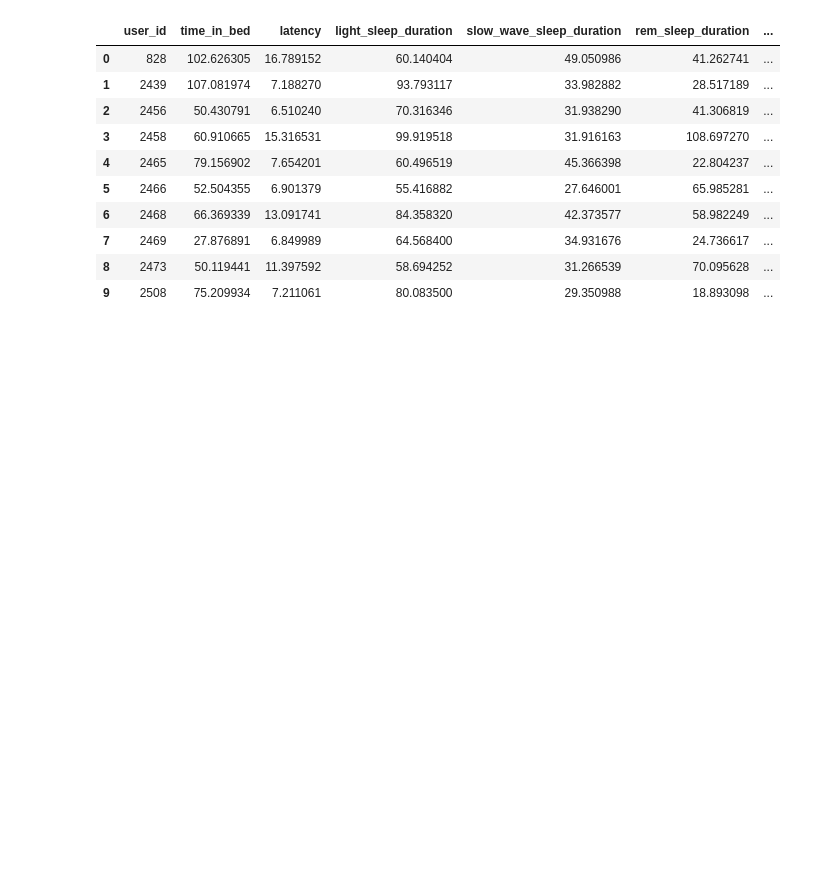
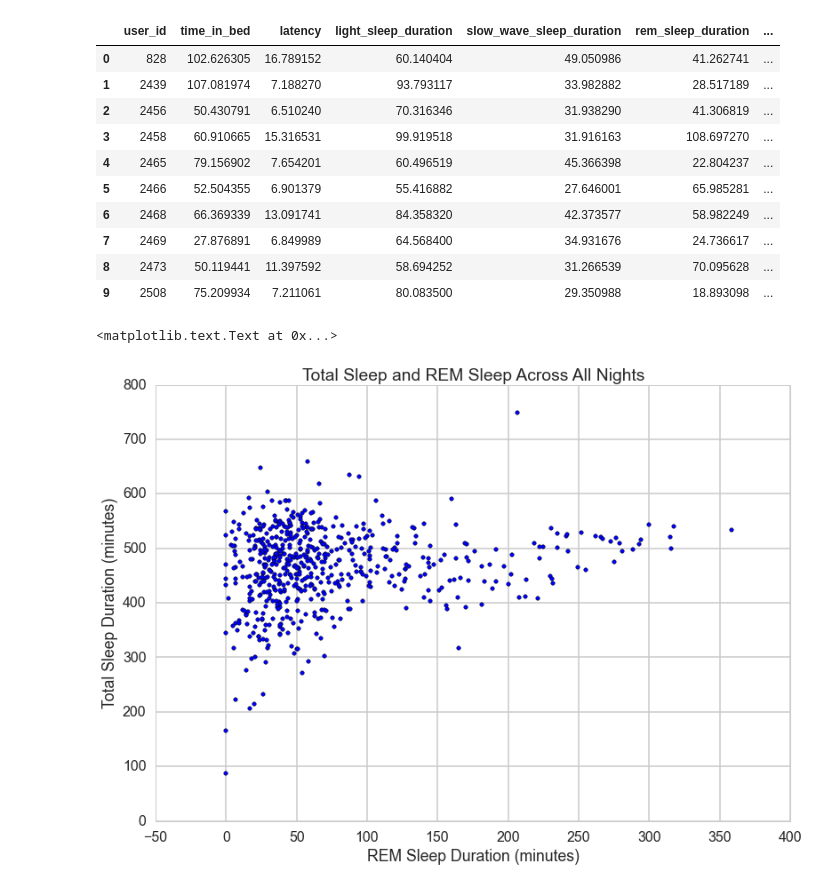
Before and after one commit to callen13/Senior_Thesis, a Jupyter notebook: Final_Regression_Results_Compiled.ipynb, the cells around one changed output. Drawn from its saved outputs; the diff is of its cells as text; code cells hidden in the pictures; blank space fills up the shorter version.

Commit message:
Made more plots

```diff
--- a/Final_Regression_Results_Compiled.ipynb
+++ b/Final_Regression_Results_Compiled.ipynb
@@ -159,3 +159,11 @@ group_sleeps_std
 | 7 | 2469 | 27.876891 | 6.849989 | 64.568400 | 34.931676 | 24.736617 | ... |
 | 8 | 2473 | 50.119441 | 11.397592 | 58.694252 | 31.266539 | 70.095628 | ... |
 | 9 | 2508 | 75.209934 | 7.211061 | 80.083500 | 29.350988 | 18.893098 | ... |
+# %%
+plt.scatter(sleeps2['rem_sleep_duration'], sleeps2['sleep_duration'])
+plt.title('Total Sleep and REM Sleep Across All Nights')
+plt.xlabel('REM Sleep Duration (minutes)')
+plt.ylabel('Total Sleep Duration (minutes)')
+# %% [output]
+<matplotlib.text.Text at 0x...>
+[figure, added]
```
Also changed, not shown: parts of 2 cells of this notebook, 1 other file.
